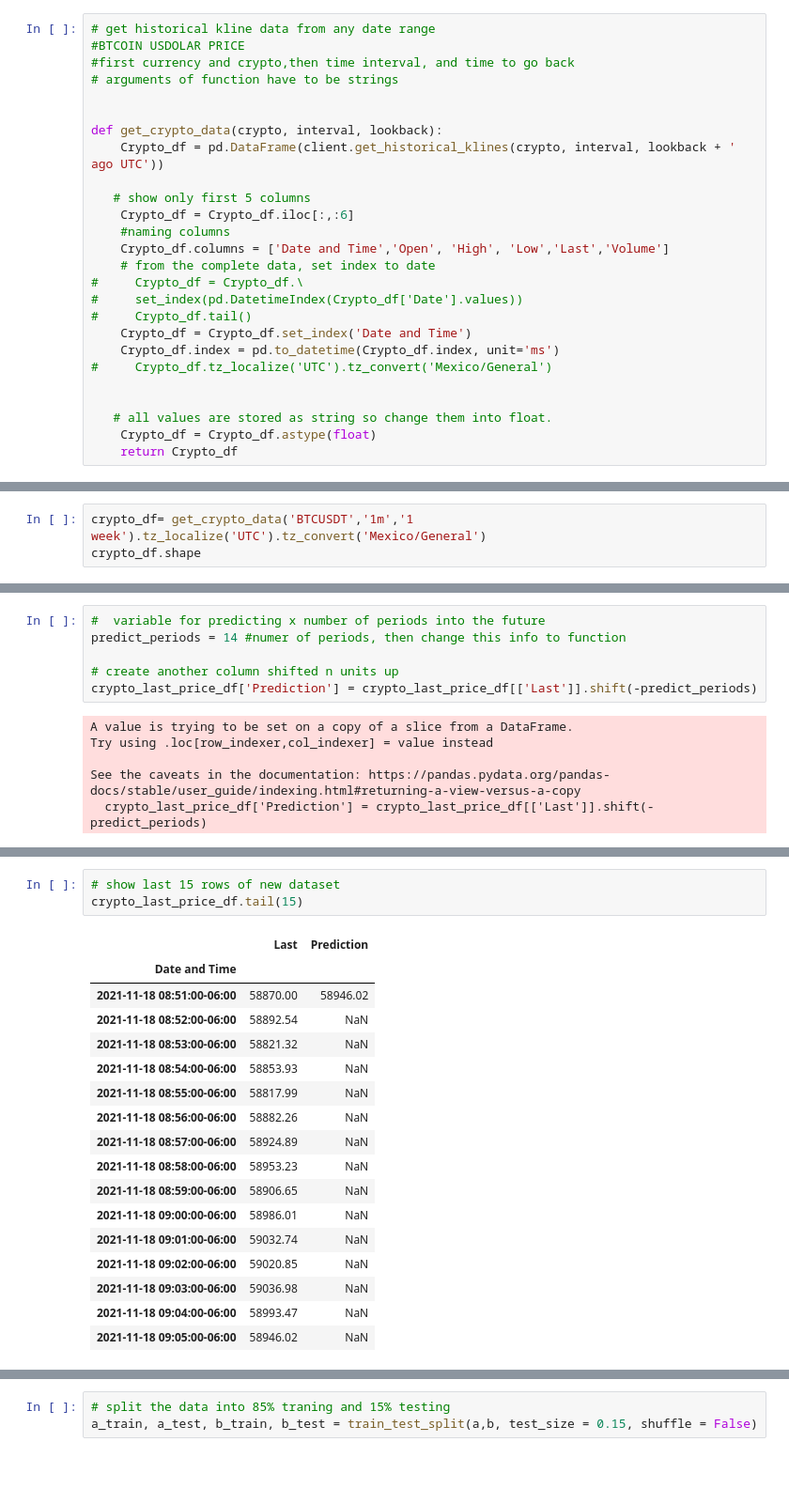
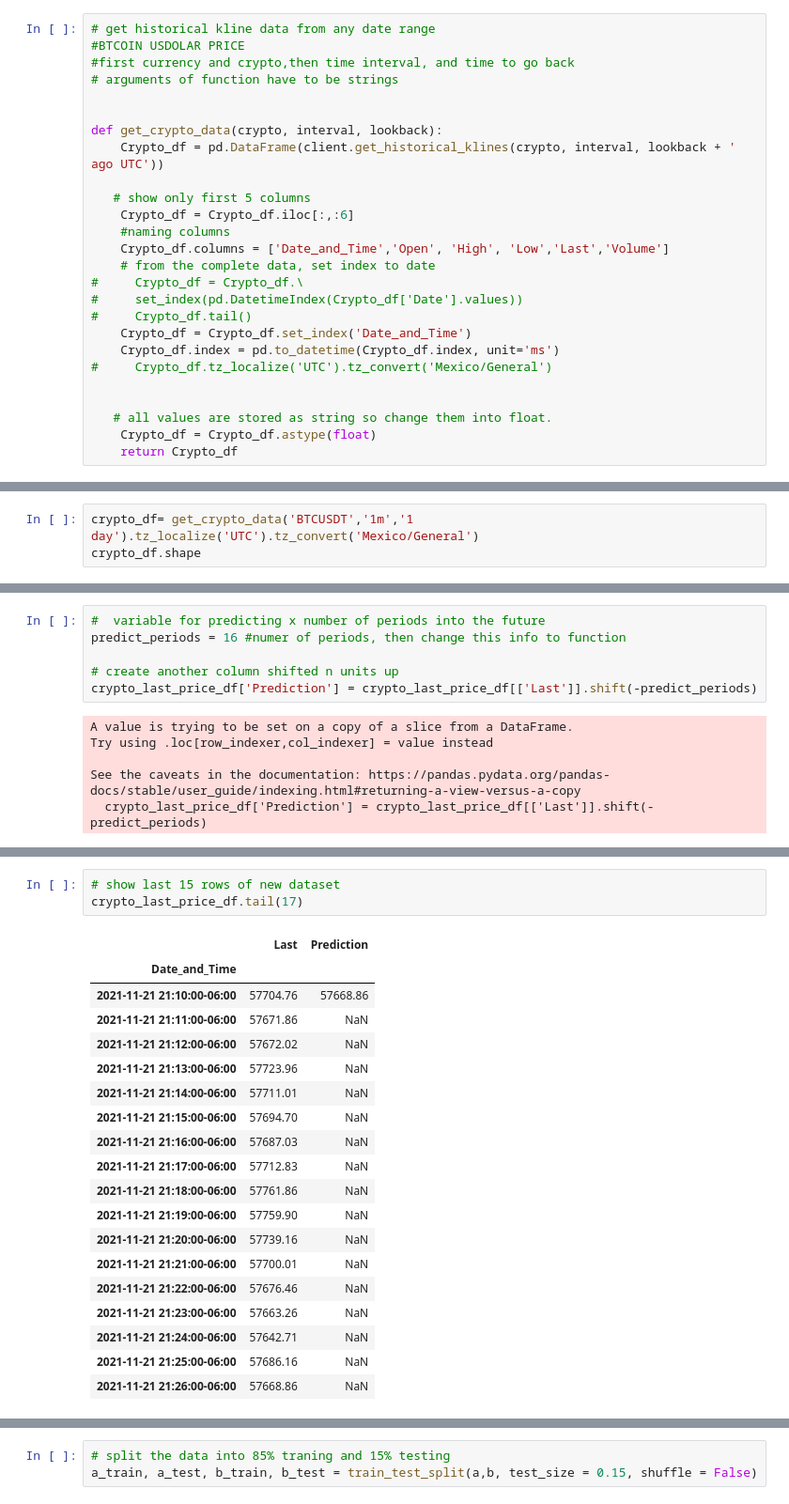
Before and after one commit to coldstrel/bitcoin_final, a Jupyter notebook: Team_4_Crypto_Bot.ipynb, the cells around one changed output, grey strips where cells are left out. Shown at 94% size. Saved outputs shown, nothing was run; the diff lists cells and outputs as text; blank space fills up the shorter version.

```diff
--- a/Team_4_Crypto_Bot.ipynb
+++ b/Team_4_Crypto_Bot.ipynb
@@ -36,12 +40,12 @@ def get_crypto_data(crypto, interval, lookback):
    # show only first 5 columns
     Crypto_df = Crypto_df.iloc[:,:6]
     #naming columns
-    Crypto_df.columns = ['Date and Time','Open', 'High', 'Low','Last','Volume']
+    Crypto_df.columns = ['Date_and_Time','Open', 'High', 'Low','Last','Volume']
     # from the complete data, set index to date
 #     Crypto_df = Crypto_df.\
 #     set_index(pd.DatetimeIndex(Crypto_df['Date'].values))
 #     Crypto_df.tail()
-    Crypto_df = Crypto_df.set_index('Date and Time')
+    Crypto_df = Crypto_df.set_index('Date_and_Time')
     Crypto_df.index = pd.to_datetime(Crypto_df.index, unit='ms')
 #     Crypto_df.tz_localize('UTC').tz_convert('Mexico/General')
 
@@ -52,6 +56,6 @@ def get_crypto_data(crypto, interval, lookback):
 # %% [markdown]
 ## Creating crypto df
 # %%
-crypto_df= get_crypto_data('BTCUSDT','1m','1 week').tz_localize('UTC').tz_convert('Mexico/General')
+crypto_df= get_crypto_data('BTCUSDT','1m','1 day').tz_localize('UTC').tz_convert('Mexico/General')
 crypto_df.shape
 # %% [output]
@@ -107,6 +122,6 @@ crypto_last_price_df.head(14)
 # %%
 #  variable for predicting x number of periods into the future
-predict_periods = 14 #numer of periods, then change this info to function
+predict_periods = 16 #numer of periods, then change this info to function
 
 # create another column shifted n units up
 crypto_last_price_df['Prediction'] = crypto_last_price_df[['Last']].shift(-predict_periods)
@@ -139,24 +156,26 @@ crypto_last_price_df.head(14)
 # %%
 # show last 15 rows of new dataset
-crypto_last_price_df.tail(15)
+crypto_last_price_df.tail(17)
 # %% [output]
 |  | Last | Prediction |
-| Date and Time |  |  |
-| 2021-11-18 08:51:00-06:00 | 58870.00 | 58946.02 |
-| 2021-11-18 08:52:00-06:00 | 58892.54 | NaN |
-| 2021-11-18 08:53:00-06:00 | 58821.32 | NaN |
-| 2021-11-18 08:54:00-06:00 | 58853.93 | NaN |
-| 2021-11-18 08:55:00-06:00 | 58817.99 | NaN |
-| 2021-11-18 08:56:00-06:00 | 58882.26 | NaN |
-| 2021-11-18 08:57:00-06:00 | 58924.89 | NaN |
-| 2021-11-18 08:58:00-06:00 | 58953.23 | NaN |
-| 2021-11-18 08:59:00-06:00 | 58906.65 | NaN |
-| 2021-11-18 09:00:00-06:00 | 58986.01 | NaN |
-| 2021-11-18 09:01:00-06:00 | 59032.74 | NaN |
-| 2021-11-18 09:02:00-06:00 | 59020.85 | NaN |
-| 2021-11-18 09:03:00-06:00 | 59036.98 | NaN |
-| 2021-11-18 09:04:00-06:00 | 58993.47 | NaN |
-| 2021-11-18 09:05:00-06:00 | 58946.02 | NaN |
+| Date_and_Time |  |  |
+| 2021-11-21 21:10:00-06:00 | 57704.76 | 57668.86 |
+| 2021-11-21 21:11:00-06:00 | 57671.86 | NaN |
+| 2021-11-21 21:12:00-06:00 | 57672.02 | NaN |
+| 2021-11-21 21:13:00-06:00 | 57723.96 | NaN |
+| 2021-11-21 21:14:00-06:00 | 57711.01 | NaN |
+| 2021-11-21 21:15:00-06:00 | 57694.70 | NaN |
+| 2021-11-21 21:16:00-06:00 | 57687.03 | NaN |
+| 2021-11-21 21:17:00-06:00 | 57712.83 | NaN |
+| 2021-11-21 21:18:00-06:00 | 57761.86 | NaN |
+| 2021-11-21 21:19:00-06:00 | 57759.90 | NaN |
+| 2021-11-21 21:20:00-06:00 | 57739.16 | NaN |
+| 2021-11-21 21:21:00-06:00 | 57700.01 | NaN |
+| 2021-11-21 21:22:00-06:00 | 57676.46 | NaN |
+| 2021-11-21 21:23:00-06:00 | 57663.26 | NaN |
+| 2021-11-21 21:24:00-06:00 | 57642.71 | NaN |
+| 2021-11-21 21:25:00-06:00 | 57686.16 | NaN |
+| 2021-11-21 21:26:00-06:00 | 57668.86 | NaN |
 # %%
 # create independent dataset, convert the dataframe to a np array and drop prediction column
 a=np.array(crypto_last_price_df[['Last']])
```
Also changed, not shown: parts of 58 cells of this notebook.
